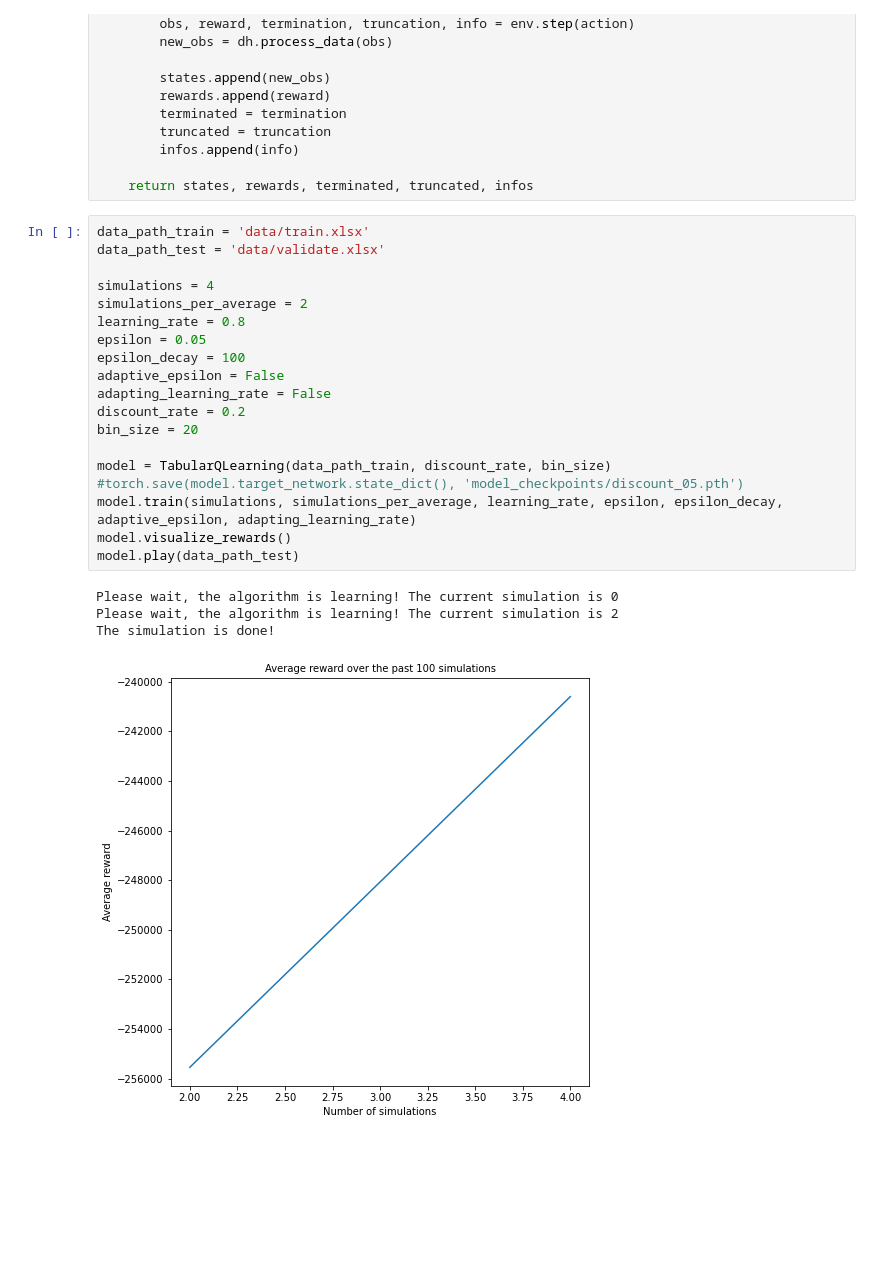
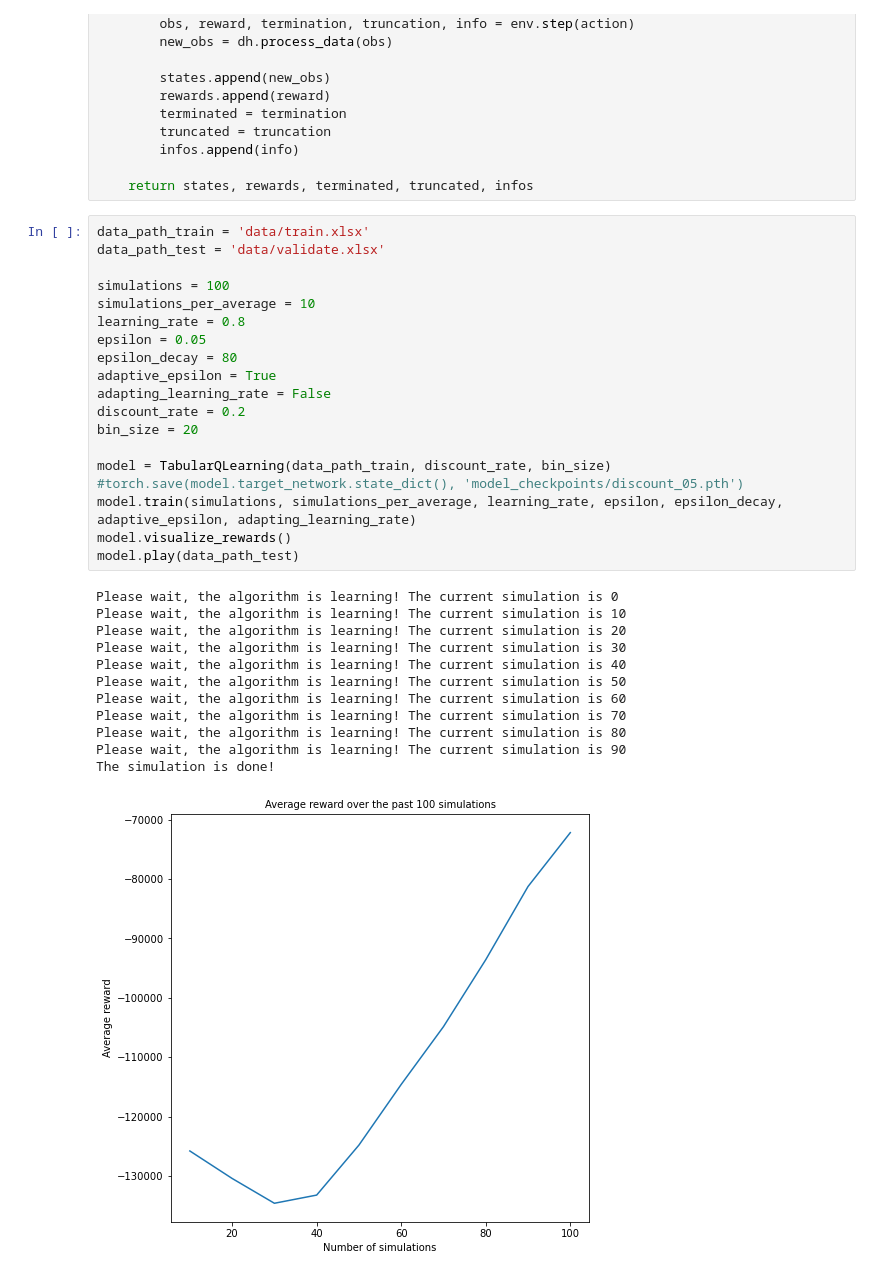
Before and after one commit to andpuc23/PoRL, a Jupyter notebook: main.ipynb, the cells around one changed output. Drawn from its saved outputs; the diff is of its cells as text; blank space fills up the shorter version.

```diff
--- a/main.ipynb
+++ b/main.ipynb
@@ -30,24 +30,32 @@ def learn(env, model):
 # %%
 data_path_train = 'data/train.xlsx'
 data_path_test = 'data/validate.xlsx'
 
-simulations = 4
-simulations_per_average = 2
+simulations = 100
+simulations_per_average = 10
 learning_rate = 0.8
 epsilon = 0.05
-epsilon_decay = 100
-adaptive_epsilon = False
+epsilon_decay = 80
+adaptive_epsilon = True
 adapting_learning_rate = False
 discount_rate = 0.2
 bin_size = 20
 
 model = TabularQLearning(data_path_train, discount_rate, bin_size)
 #torch.save(model.target_network.state_dict(), 'model_checkpoints/discount_05.pth')
 model.train(simulations, simulations_per_average, learning_rate, epsilon, epsilon_decay, adaptive_epsilon, adapting_learning_rate)
 model.visualize_rewards()
 model.play(data_path_test)
 # %% [output]
 Please wait, the algorithm is learning! The current simulation is 0
-Please wait, the algorithm is learning! The current simulation is 2
+Please wait, the algorithm is learning! The current simulation is 10
+Please wait, the algorithm is learning! The current simulation is 20
+Please wait, the algorithm is learning! The current simulation is 30
+Please wait, the algorithm is learning! The current simulation is 40
+Please wait, the algorithm is learning! The current simulation is 50
+Please wait, the algorithm is learning! The current simulation is 60
+Please wait, the algorithm is learning! The current simulation is 70
+Please wait, the algorithm is learning! The current simulation is 80
+Please wait, the algorithm is learning! The current simulation is 90
 The simulation is done!
-[figure, old version]
+[figure, new version]
```
Also changed, not shown: parts of 2 cells of this notebook, 1 other file.
